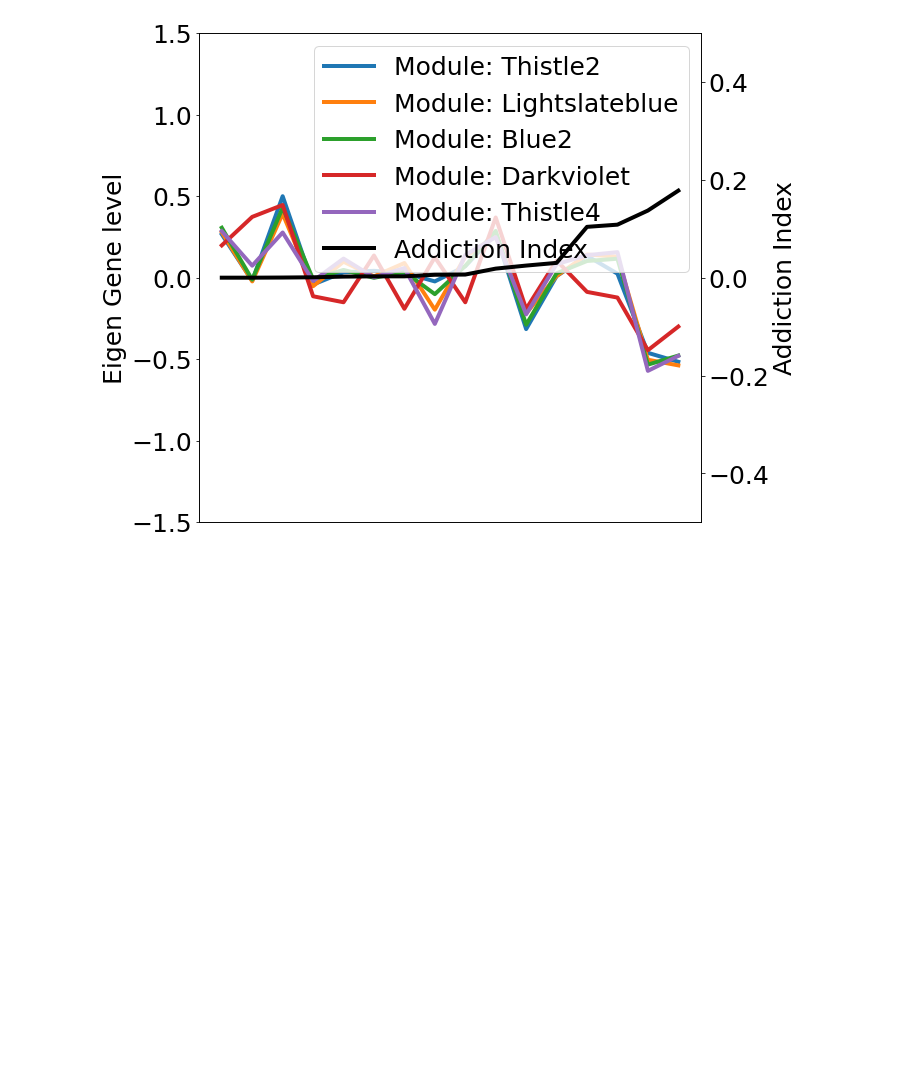
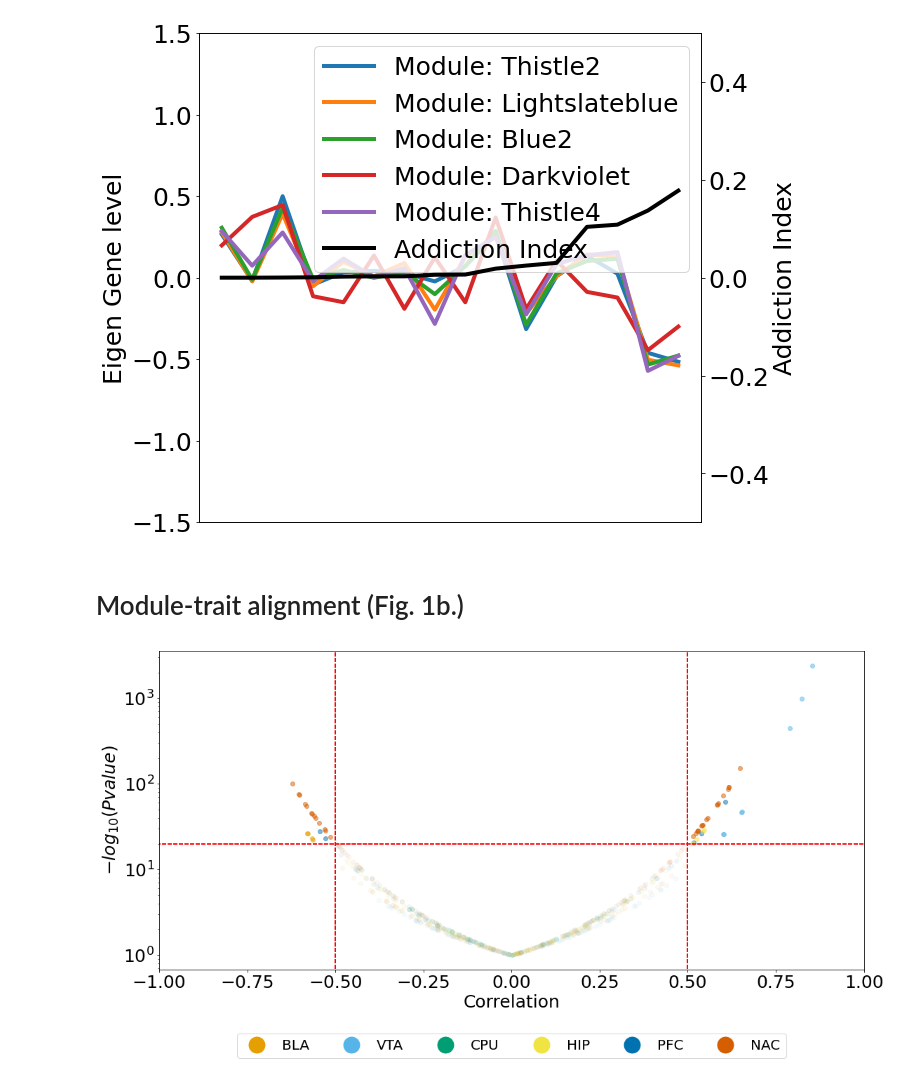
Before and after one commit to baicalin/GAN-WGCNA, a Jupyter notebook: codes/GAN-WGCNA/Figures.ipynb, the cells around one changed output. Drawn from its saved outputs; the diff is of its cells as text; code cells hidden in the pictures; blank space fills up the shorter version.

Commit message:
Add GO scatter plot

```diff
--- a/codes/GAN-WGCNA/Figures.ipynb
+++ b/codes/GAN-WGCNA/Figures.ipynb
@@ -249,3 +249,72 @@ NAC
 NAC
 NAC
 [figure]
+# %% [markdown]
+# Module-trait alignment (Fig. 1b.)
+# %%
+tmp_dfs = []
+regions = ["PFC", "CPU", "NAC", "HIP", "VTA", "BLA"]
+regional_color_hash = {"BLA": (230 / 255, 159 / 255, 0), "VTA": (86 / 255, 180 / 255, 233 / 255), "CPU": (0, 158 / 255, 115 / 255), "HIP": (240 / 255, 228 / 255, 66 / 255), "PFC": (0, 114 / 255, 178 / 255), "NAC": (213 / 255, 94 / 255, 0)}
+
+import math
+
+plt.figure(figsize=(18, 10))
+plt.rc('xtick',labelsize=25)
+plt.rc('ytick',labelsize=25)
+for region in regions:
+
+    heatmap_df = melted_df[melted_df["Region"] == region]#[(abs(melted_df["Corr"]) > 0.5) & (melted_df["Pvalue"] < 0.05) & (melted_df["Region"] == region)]
+    plt.yscale("log")
+    corr_df = pd.read_csv("20210721_%s-moduleTraitCor-ori.csv" % region, index_col = 0)
+    Pvalue_df = pd.read_csv("20210721_%s-moduleTraitPvalue-ori.csv" % region, index_col = 0)
+
+    log_c = []
+    for corr in heatmap_df["Corr"]:
+        log_c.append(math.log(abs(corr), 10))
+
+    log_p = []
+    for p in heatmap_df["Pvalue"]:
+        log_p.append(-math.log(p, 10))
+
+    df_sign = heatmap_df[(abs(heatmap_df["Corr"]) > 0.5) & (heatmap_df["Pvalue"] < 0.05)]
+    df_unsign = heatmap_df[(abs(heatmap_df["Corr"]) < 0.5) & (heatmap_df["Pvalue"] > 0.05)]
+
+#     plt.scatter(df_sign["Corr"], [-math.log(pval, 10) for pval in df_sign["Pvalue"]],
+#                 alpha = 0.5, label = region, color = regional_color_hash[region]
+#                )
+#     plt.scatter(df_unsign["Corr"], [-math.log(pval, 10) for pval in df_unsign["Pvalue"]],
+#                 alpha = 0.05, label = region, color = regional_color_hash[region]
+#                )
+
+    plt.scatter(df_sign["Corr"], 1./df_sign["Pvalue"],
+                alpha = 0.5, label = region, color = regional_color_hash[region]
+               )
+
+    plt.scatter(df_unsign["Corr"], 1./df_unsign["Pvalue"],
+                alpha = 0.05, label = region, color = regional_color_hash[region]
+               )
+
+#     plt.scatter(heatmap_df["Corr"],log_p,
+#                 alpha = 1, label = region, color = regional_color_hash[region]
+#                )
+
+    plt.axhline(1./0.05,xmin=-1,xmax=1, color="r", linestyle='--')
+    plt.axvline(0.5,ymin=-1,ymax=4, color="r", linestyle='--')
+    plt.axvline(-0.5,ymin=-1,ymax=4, color="r", linestyle='--')
+    plt.xlabel("Correlation", fontsize = 25)
+    plt.ylabel(r"$-log_{10}(Pvalue)$", fontsize = 25)
+
+    plt.xlim(-1, 1)
+
+legend_elems = []
+for key in regional_color_hash:
+    legend_elems.append(Line2D([0], [0], marker='o', color='w', label=key,
+                          markerfacecolor=regional_color_hash[key], markersize=25))
+
+# handles, labels = ax.get_legend_handles_labels()
+plt.legend(legend_elems, regional_color_hash.keys(), loc='lower center', ncol = 6, fontsize= 20, bbox_to_anchor=(0.5, -0.3))
+plt.subplots_adjust(bottom=0.25)
+
+# plt.title("Module correaltion with trait over brain six regions", fontsize = 30, pad=20)
+# %% [output]
+[figure, added]
```
Also changed, not shown: parts of 6 cells of this notebook, 20 other files.
